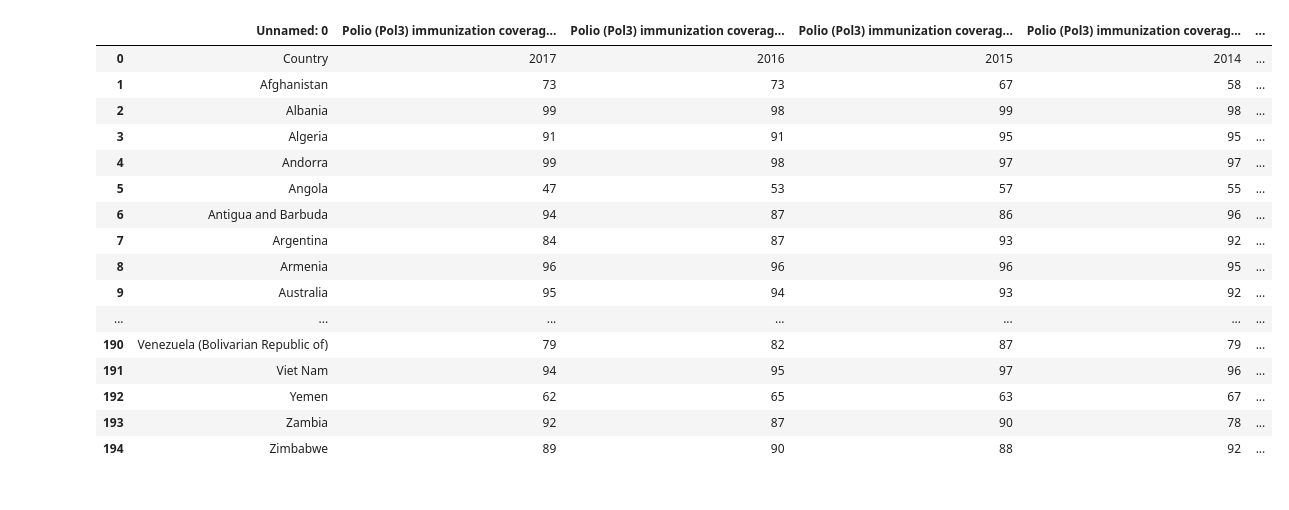
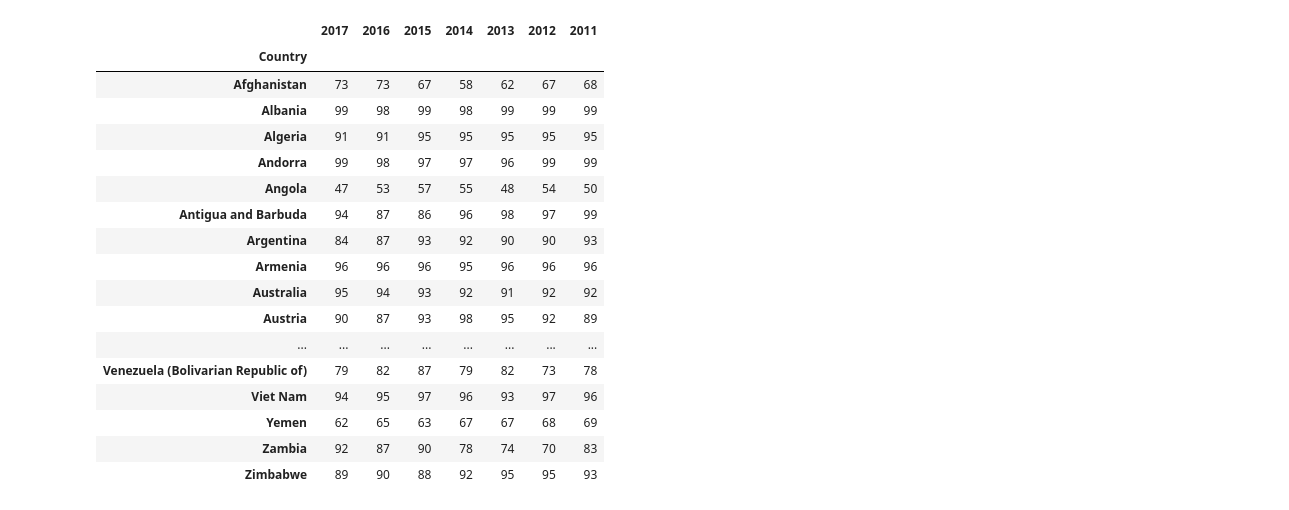
Before and after one commit to Alyrei/project_2, a Jupyter notebook: Polio.ipynb, the cells around one changed output. Saved outputs shown, nothing was run; the diff lists cells and outputs as text; code cells hidden in the pictures.

```diff
--- a/Polio.ipynb
+++ b/Polio.ipynb
@@ -26,56 +26,55 @@ vaccination_df.drop(['Polio (Pol3) immunization coverage among 1-year-olds (%)',
        'Polio (Pol3) immunization coverage among 1-year-olds (%).14',
        'Polio (Pol3) immunization coverage among 1-year-olds (%).15',
        'Polio (Pol3) immunization coverage among 1-year-olds (%).16',
        'Polio (Pol3) immunization coverage among 1-year-olds (%).17',
        'Polio (Pol3) immunization coverage among 1-year-olds (%).18',
        'Polio (Pol3) immunization coverage among 1-year-olds (%).19',
        'Polio (Pol3) immunization coverage among 1-year-olds (%).20',
        'Polio (Pol3) immunization coverage among 1-year-olds (%).21',
        'Polio (Pol3) immunization coverage among 1-year-olds (%).22',
        'Polio (Pol3) immunization coverage among 1-year-olds (%).23',
        'Polio (Pol3) immunization coverage among 1-year-olds (%).24',
        'Polio (Pol3) immunization coverage among 1-year-olds (%).25',
        'Polio (Pol3) immunization coverage among 1-year-olds (%).26',
        'Polio (Pol3) immunization coverage among 1-year-olds (%).27',
        'Polio (Pol3) immunization coverage among 1-year-olds (%).28',
        'Polio (Pol3) immunization coverage among 1-year-olds (%).29',
        'Polio (Pol3) immunization coverage among 1-year-olds (%).30',
        'Polio (Pol3) immunization coverage among 1-year-olds (%).31',
        'Polio (Pol3) immunization coverage among 1-year-olds (%).32',
        'Polio (Pol3) immunization coverage among 1-year-olds (%).33',
        'Polio (Pol3) immunization coverage among 1-year-olds (%).34',
        'Polio (Pol3) immunization coverage among 1-year-olds (%).35',
        'Polio (Pol3) immunization coverage among 1-year-olds (%).36',
        'Polio (Pol3) immunization coverage among 1-year-olds (%).37',
        'Polio (Pol3) immunization coverage among 1-year-olds (%).38'], axis=1, inplace=True)
-vaccination_df
 
-# # Rename column titles
-# vaccination_df.rename(columns={'LOCATION':'Country', 'TIME':'Year', 'Value':'Vaccinated Rate'}, inplace=True)
+# Replace header
+new_header = vaccination_df.iloc[0] # Grab the first row for the header
+vaccination_df = vaccination_df[1:] # Take the data less the header row
+vaccination_df.columns = new_header
 
-# # Remove the year 2018 to keep years consistent for all countries
-# vaccination_df = vaccination_df[vaccination_df.Year != 2018]
-
-# Display all rows in the dataframe
-# pd.set_option('display.max_rows', 308)
+# Remove id and set index as Country
+vaccination_df = vaccination_df.set_index(["Country"])
 
 # Display dataframe
-# vaccination_df
+vaccination_df
 # %% [output]
-|  | Unnamed: 0 | Polio (Pol3) immunization coverag... | Polio (Pol3) immunization coverag... | Polio (Pol3) immunization coverag... | Polio (Pol3) immunization coverag... | ... |
-| 0 | Country | 2017 | 2016 | 2015 | 2014 | ... |
-| 1 | Afghanistan | 73 | 73 | 67 | 58 | ... |
-| 2 | Albania | 99 | 98 | 99 | 98 | ... |
-| 3 | Algeria | 91 | 91 | 95 | 95 | ... |
-| 4 | Andorra | 99 | 98 | 97 | 97 | ... |
-| 5 | Angola | 47 | 53 | 57 | 55 | ... |
-| 6 | Antigua and Barbuda | 94 | 87 | 86 | 96 | ... |
-| 7 | Argentina | 84 | 87 | 93 | 92 | ... |
-| 8 | Armenia | 96 | 96 | 96 | 95 | ... |
-| 9 | Australia | 95 | 94 | 93 | 92 | ... |
-| ... | ... | ... | ... | ... | ... | ... |
-| 190 | Venezuela (Bolivarian Republic of) | 79 | 82 | 87 | 79 | ... |
-| 191 | Viet Nam | 94 | 95 | 97 | 96 | ... |
-| 192 | Yemen | 62 | 65 | 63 | 67 | ... |
-| 193 | Zambia | 92 | 87 | 90 | 78 | ... |
-| 194 | Zimbabwe | 89 | 90 | 88 | 92 | ... |
+|  | 2017 | 2016 | 2015 | 2014 | 2013 | 2012 | 2011 |
+| Country |  |  |  |  |  |  |  |
+| Afghanistan | 73 | 73 | 67 | 58 | 62 | 67 | 68 |
+| Albania | 99 | 98 | 99 | 98 | 99 | 99 | 99 |
+| Algeria | 91 | 91 | 95 | 95 | 95 | 95 | 95 |
+| Andorra | 99 | 98 | 97 | 97 | 96 | 99 | 99 |
+| Angola | 47 | 53 | 57 | 55 | 48 | 54 | 50 |
+| Antigua and Barbuda | 94 | 87 | 86 | 96 | 98 | 97 | 99 |
+| Argentina | 84 | 87 | 93 | 92 | 90 | 90 | 93 |
+| Armenia | 96 | 96 | 96 | 95 | 96 | 96 | 96 |
+| Australia | 95 | 94 | 93 | 92 | 91 | 92 | 92 |
+| Austria | 90 | 87 | 93 | 98 | 95 | 92 | 89 |
+| ... | ... | ... | ... | ... | ... | ... | ... |
+| Venezuela (Bolivarian Republic of) | 79 | 82 | 87 | 79 | 82 | 73 | 78 |
+| Viet Nam | 94 | 95 | 97 | 96 | 93 | 97 | 96 |
+| Yemen | 62 | 65 | 63 | 67 | 67 | 68 | 69 |
+| Zambia | 92 | 87 | 90 | 78 | 74 | 70 | 83 |
+| Zimbabwe | 89 | 90 | 88 | 92 | 95 | 95 | 93 |
```
Also changed, not shown: parts of 2 cells of this notebook, 1 other file.
